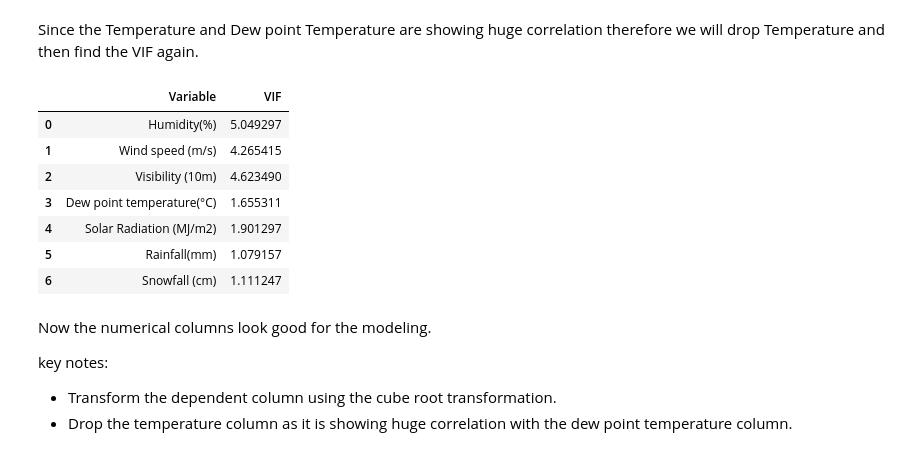
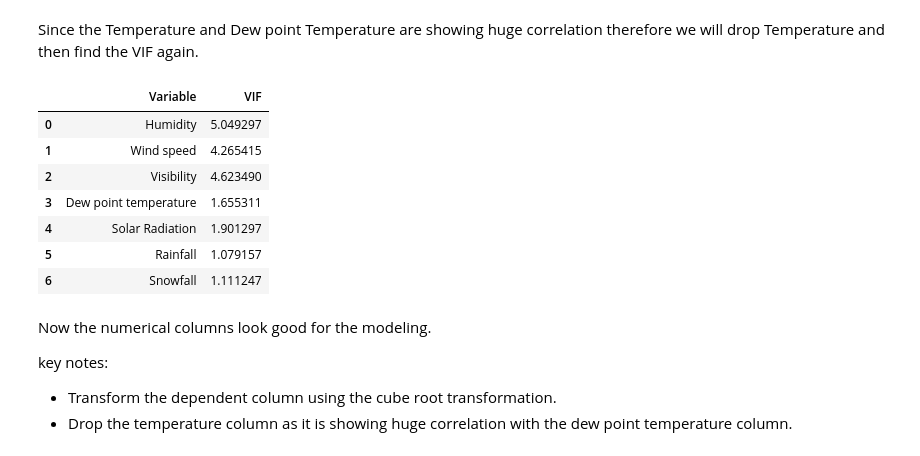
Before and after one commit to jatinsharma16/Capstone-Project-Linear-Regression, a Jupyter notebook: Bike_Sharing_Demand_Prediction_Capstone_Project.ipynb, the cells around one changed output. Cells and saved outputs as stored; diff of their text form; code cells hidden in the pictures.

```diff
--- a/Bike_Sharing_Demand_Prediction_Capstone_Project.ipynb
+++ b/Bike_Sharing_Demand_Prediction_Capstone_Project.ipynb
@@ -293,16 +295,16 @@ calc_vif(df[[i for i in df.describe().columns if i not in ['Rented Bike Count',
 # %% [markdown]
 Since the Temperature and Dew point Temperature are showing huge correlation therefore we will drop Temperature and then find the VIF again.
 # %%
-calc_vif(df[[i for i in df.describe().columns if i not in ['Rented Bike Count', 'Hour', 'Temperature(°C)']]])
+calc_vif(df[[i for i in df.describe().columns if i not in ['Rented Bike Count', 'Hour', 'Temperature']]])
 # %% [output]
 |  | Variable | VIF |
-| 0 | Humidity(%) | 5.049297 |
-| 1 | Wind speed (m/s) | 4.265415 |
-| 2 | Visibility (10m) | 4.623490 |
-| 3 | Dew point temperature(°C) | 1.655311 |
-| 4 | Solar Radiation (MJ/m2) | 1.901297 |
-| 5 | Rainfall(mm) | 1.079157 |
-| 6 | Snowfall (cm) | 1.111247 |
+| 0 | Humidity | 5.049297 |
+| 1 | Wind speed | 4.265415 |
+| 2 | Visibility | 4.623490 |
+| 3 | Dew point temperature | 1.655311 |
+| 4 | Solar Radiation | 1.901297 |
+| 5 | Rainfall | 1.079157 |
+| 6 | Snowfall | 1.111247 |
 # %% [markdown]
 Now the numerical columns look good for the modeling.
 
```
Also changed, not shown: parts of 41 cells of this notebook.
